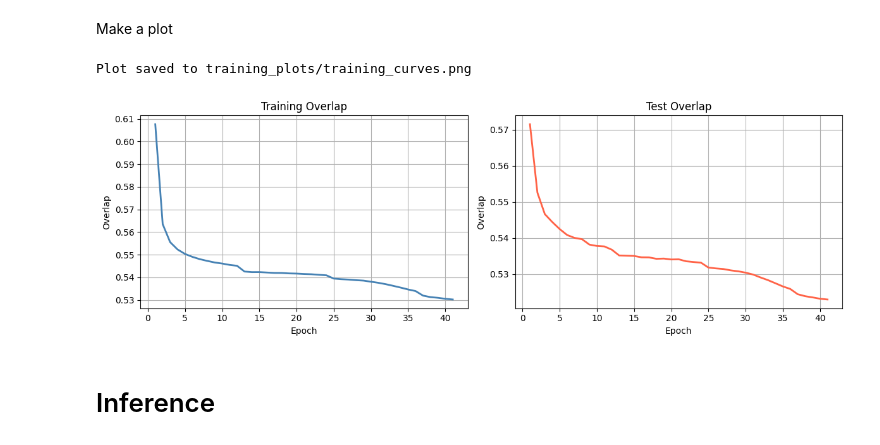
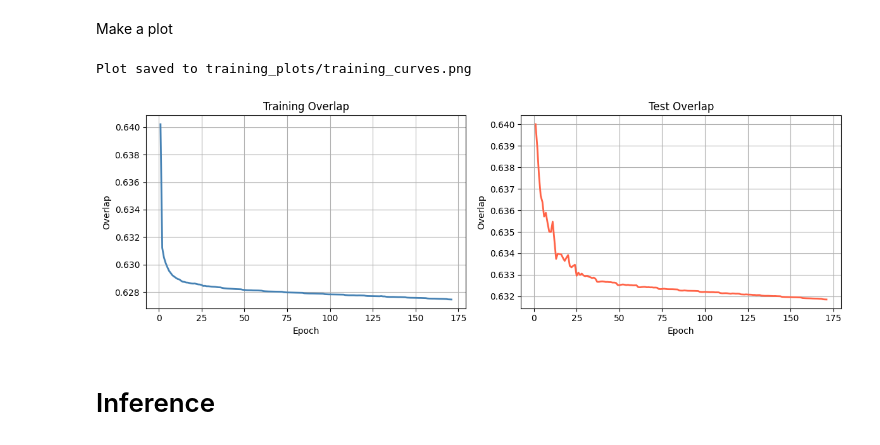
Before and after one commit to LukasScarfe/Eigen, a Jupyter notebook: fno_eigenmode.ipynb, the cells around one changed output. Cells and saved outputs as stored; diff of their text form; code cells hidden in the pictures.

```diff
--- a/fno_eigenmode.ipynb
+++ b/fno_eigenmode.ipynb
@@ -176,7 +176,7 @@ def prepare_pairs_delta_reim(data, n_eigenmodes=N_EIGENMODES, threshold_fid=None
     return torch.from_numpy(X[:row]), torch.from_numpy(Y[:row])
 
 
-X, Y = prepare_pairs_delta_reim(data, threshold_fid=0.10)
+X, Y = prepare_pairs_delta_reim(data, threshold_fid=0.05)
 
 print(f"Input  shape : {X.shape}")   # ((N-1)*4, H, W, 6)
 print(f"Target shape : {Y.shape}")   # ((N-1)*4, H, W, 2)
@@ -406,7 +406,7 @@ LAG = 1  # ← set the desired lag N here
 
 # Also, we do the split HERE to prevent corruption of normalization statistics
 
-X, Y = prepare_pairs_delta(data, lag=LAG, threshold_fid = 0.10)
+X, Y = prepare_pairs_delta(data, lag=LAG, threshold_fid = 0.05)
 
 print("PHASE MODE")
 print(f"Lag            : {LAG} frames")
@@ -691,13 +688,13 @@ plt.hist(identity_fidelities_train, bins=50)
 Instantiate the FNO architecture
 # %%
 
-epochs = 50
+epochs = 500
 
 # These control the step-wise updates on the LR
 learn_rate = 0.001  # initial LR
-decay_rate = 0.001  # initial weight decay
-step_size  = 12     # epochs between LR decay steps
-gamma      = 0.5    # LR decay factor
+decay_rate = 0.0001  # initial weight decay
+step_size  = 50   # epochs between LR decay steps
+gamma      = 0.90    # LR decay factor
 
 # FNO architecture
 modes1      = 36
@@ -908,35 +904,35 @@ Make a plot
 # %%
 import os
 
-epochs=epochs
-epochs=41
+epochs=171
+#epochs=41
 epochs_range = range(1, epochs + 1)
 
 fig, axes = plt.subplots(1, 2, figsize=(12, 4))
 
 axes[0].plot(epochs_range, train_mse_history, color='steelblue', linewidth=2)
 axes[0].set_xlabel("Epoch")
 axes[0].set_ylabel("Overlap")
 axes[0].set_title("Training Overlap")
 axes[0].grid(True)
 
 axes[1].plot(epochs_range, test_rel_l2_history, color='tomato', linewidth=2)
 axes[1].set_xlabel("Epoch")
 axes[1].set_ylabel("Overlap")
 axes[1].set_title("Test Overlap")
 axes[1].grid(True)
 
 plt.tight_layout()
 
 plots_dir = "training_plots"
 os.makedirs(plots_dir, exist_ok=True)
 fig.savefig(os.path.join(plots_dir, "training_curves.png"), dpi=150, bbox_inches="tight")
 print(f"Plot saved to {plots_dir}/training_curves.png")
 
 plt.show()
 # %% [output]
 Plot saved to training_plots/training_curves.png
-[figure, old version]
+[figure, new version]
 # %% [markdown]
 # Inference
 # %% [markdown]
```
Also changed, not shown: parts of 10 cells of this notebook, 5 other files.
